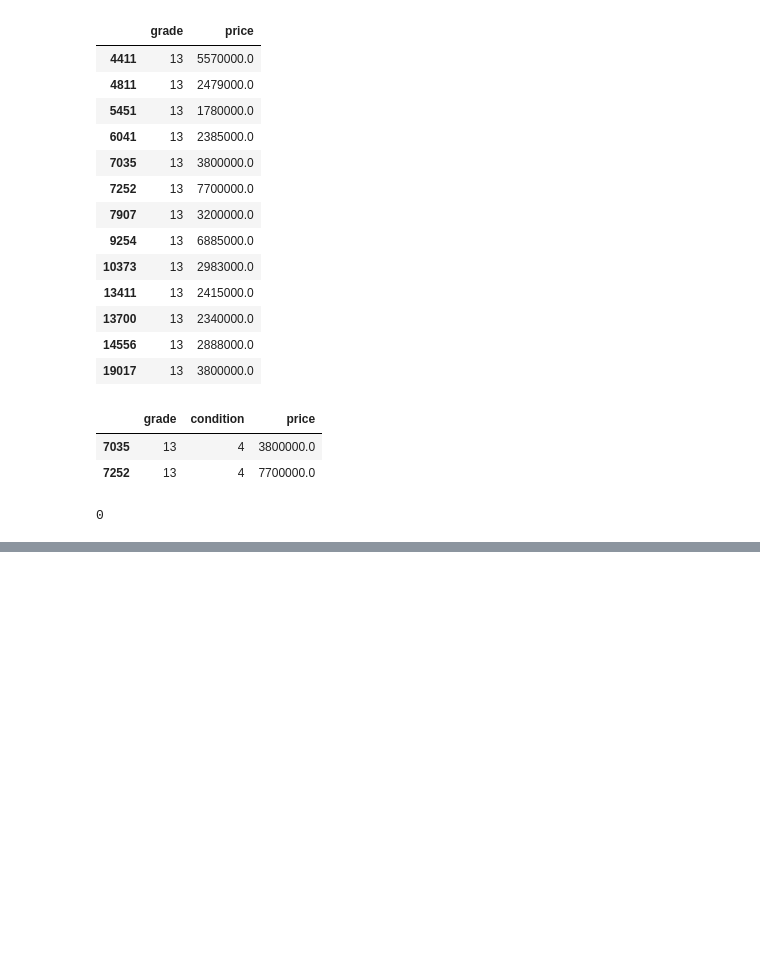
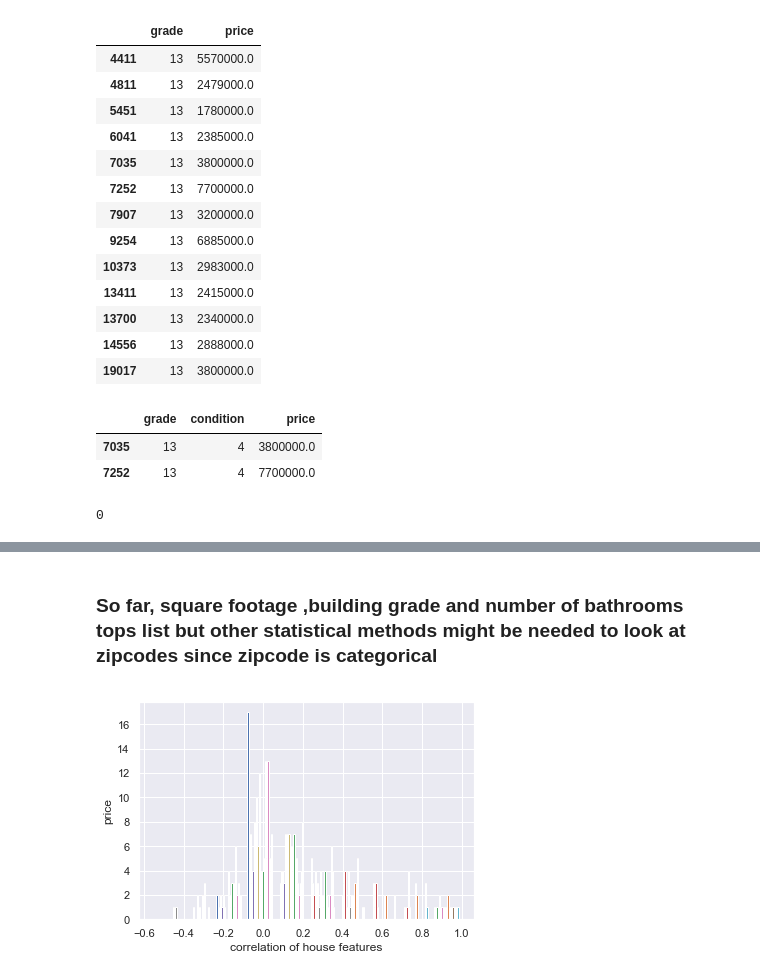
Before and after one commit to rose620/Capstone_1, a Jupyter notebook: house_sales_prediction.ipynb, the cells around one changed output, grey strips where cells are left out. Drawn from its saved outputs; the diff is of its cells as text; code cells hidden in the pictures; blank space fills up the shorter version.

```diff
--- a/house_sales_prediction.ipynb
+++ b/house_sales_prediction.ipynb
@@ -120,0 +143,11 @@ df.isnull().sum().sum()
+# %% [markdown]
+### So far, square footage ,building grade and number of bathrooms tops list but other statistical methods might be needed to look at zipcodes since zipcode is categorical
+# %%
+correlation = df.corr()
+sns.set()
+_ = plt.hist(correlation)
+_ = plt.xlabel('correlation of house features')
+_ = plt.ylabel('price')
+plt.show()
+# %% [output]
+[figure, added]
```
Also changed, not shown: parts of 49 cells of this notebook.
